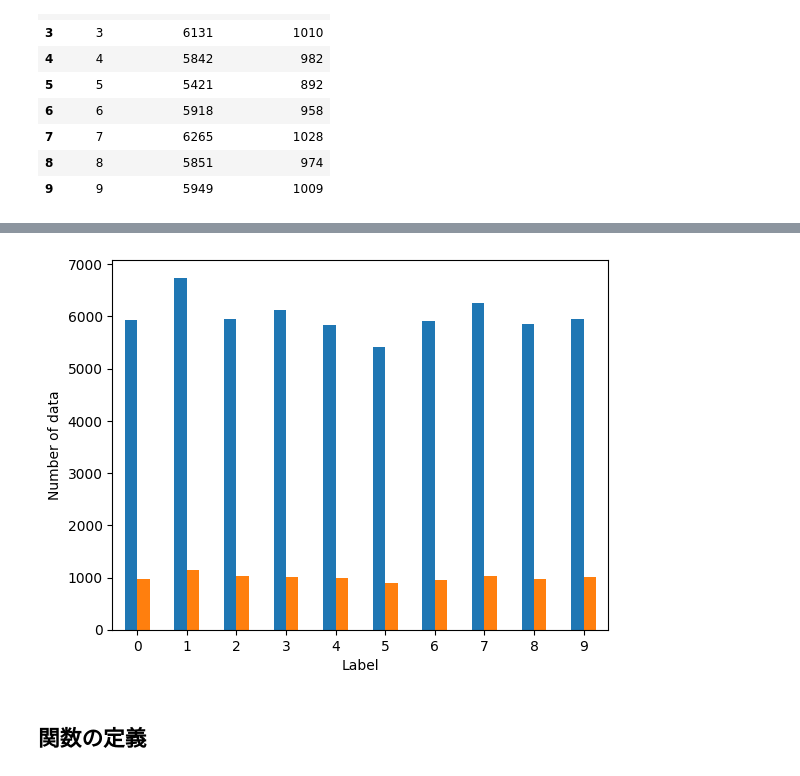
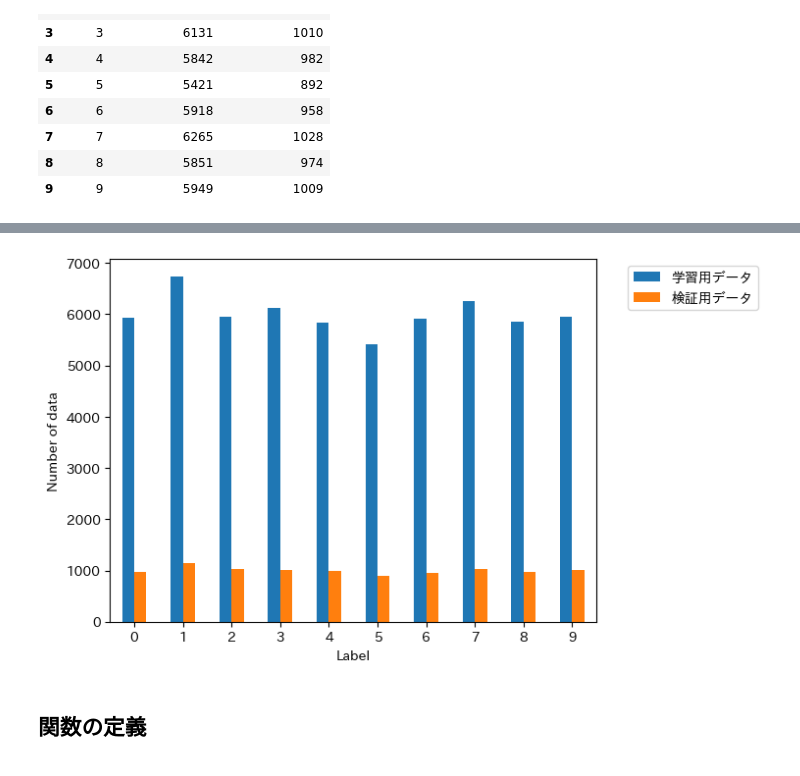
Before and after one commit to coraldx5/generativeai_intro_book, a Jupyter notebook: chap07_mnist_digit_classification.ipynb, the cells around one changed output, grey strips where cells are left out. Saved outputs shown, nothing was run; the diff lists cells and outputs as text; code cells hidden in the pictures.

```diff
--- a/chap07_mnist_digit_classification.ipynb
+++ b/chap07_mnist_digit_classification.ipynb
@@ -138,10 +138,13 @@ df
 | 9 | 9 | 5949 | 1009 |
 # %%
 # @title ## 参考：学習用/検証用データに含まれる各ラベルの枚数をグラフで確認
+!pip install japanize-matplotlib
 import matplotlib.pyplot as plt
+import japanize_matplotlib
 df.plot.bar(x='ラベル', y=['学習用データの数','検証用データの数'], legend=False)
 plt.xlabel('Label')
 plt.ylabel('Number of data')
 plt.xticks(rotation=0)
+plt.legend(['学習用データ', '検証用データ'], bbox_to_anchor=(1.05, 1), loc='upper left')  # 凡例を右側に配置
 plt.show()
 # %% [output]
@@ -148,4 +163,4 @@ plt.show()
-[figure, old version]
+[figure, new version]
 # %% [markdown]
 ## 関数の定義
 # %%
```
Also changed, not shown: parts of 14 cells of this notebook.
